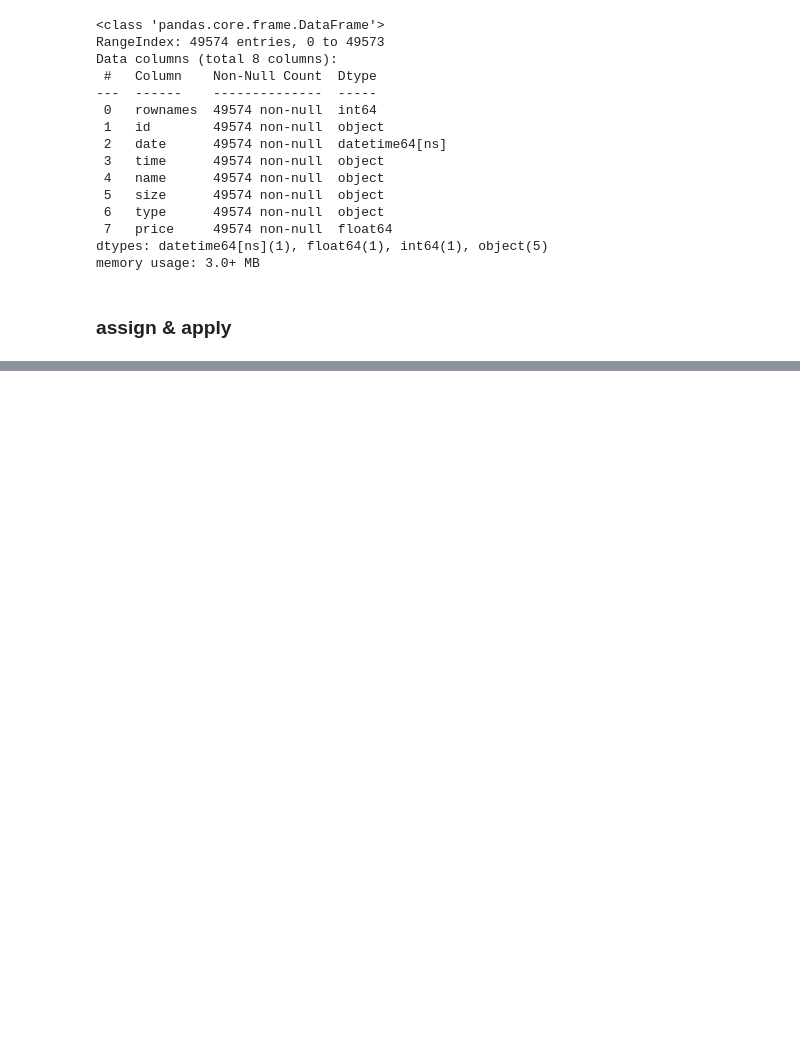
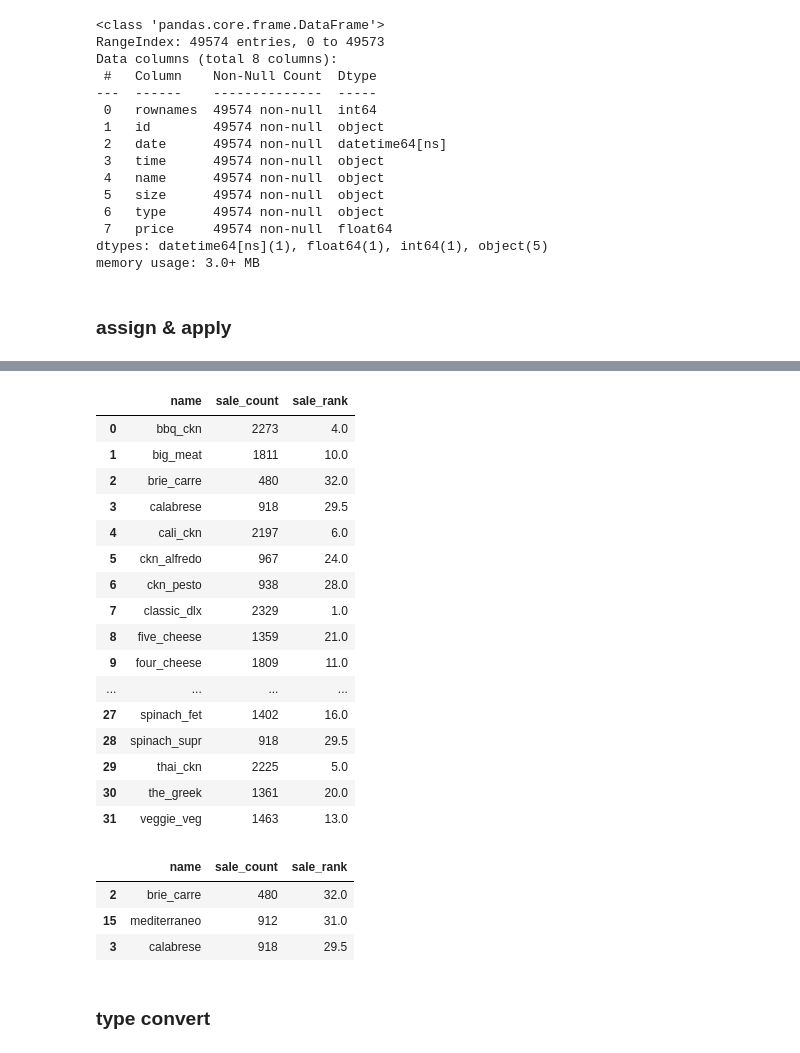
Before and after one commit to Mmd4LIFE/000-quera-bc, a Jupyter notebook: 02-pandas/pandas_intro.ipynb, the cells around one changed output, grey strips where cells are left out. Cells and saved outputs as stored; diff of their text form; code cells hidden in the pictures; blank space fills up the shorter version.

```diff
--- a/02-pandas/pandas_intro.ipynb
+++ b/02-pandas/pandas_intro.ipynb
@@ -574,0 +737,5 @@ main_df
+# %%
+main_df = pd.read_csv(datasets.iloc[1046]["CSV"])
+df = main_df.groupby('name').agg(
+    sale_count=('id', 'nunique')
+).reset_index()
@@ -574,0 +768,32 @@ main_df
+# %%
+df['sale_rank'] = df['sale_count'].rank(ascending=False)
+# %%
+df
+# %% [output]
+|  | name | sale_count | sale_rank |
+| 0 | bbq_ckn | 2273 | 4.0 |
+| 1 | big_meat | 1811 | 10.0 |
+| 2 | brie_carre | 480 | 32.0 |
+| 3 | calabrese | 918 | 29.5 |
+| 4 | cali_ckn | 2197 | 6.0 |
+| 5 | ckn_alfredo | 967 | 24.0 |
+| 6 | ckn_pesto | 938 | 28.0 |
+| 7 | classic_dlx | 2329 | 1.0 |
+| 8 | five_cheese | 1359 | 21.0 |
+| 9 | four_cheese | 1809 | 11.0 |
+| ... | ... | ... | ... |
+| 27 | spinach_fet | 1402 | 16.0 |
+| 28 | spinach_supr | 918 | 29.5 |
+| 29 | thai_ckn | 2225 | 5.0 |
+| 30 | the_greek | 1361 | 20.0 |
+| 31 | veggie_veg | 1463 | 13.0 |
+# %%
+df.nlargest(3, columns='sale_count')
+df.nsmallest(3, columns='sale_count')
+# %% [output]
+|  | name | sale_count | sale_rank |
+| 2 | brie_carre | 480 | 32.0 |
+| 15 | mediterraneo | 912 | 31.0 |
+| 3 | calabrese | 918 | 29.5 |
+# %% [markdown]
+### type convert
```
Also changed, not shown: parts of 38 cells of this notebook, 1 other file.
